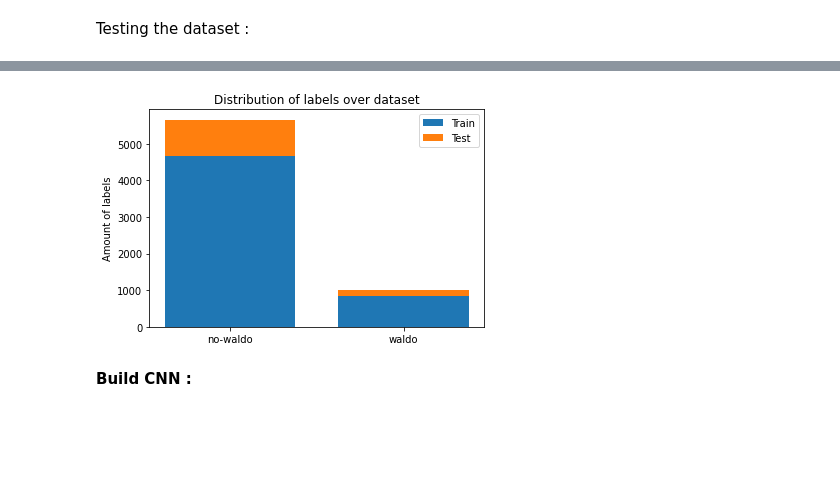
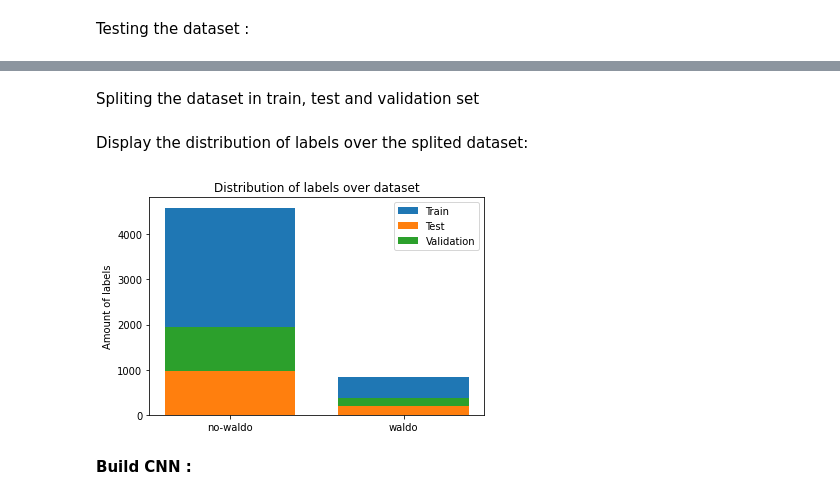
Before and after one commit to heolfief/Where_is_Waldo_AI_solver, a Jupyter notebook: GoogleColab_main.ipynb, the cells around one changed output, grey strips where cells are left out. Drawn from its saved outputs; the diff is of its cells as text; code cells hidden in the pictures; blank space fills up the shorter version.

Commit message:
Add bar plot for validation dataset

```diff
--- a/GoogleColab_main.ipynb
+++ b/GoogleColab_main.ipynb
@@ -66,6 +71,8 @@ tfds.core.DatasetInfo(
     citation="""""",
     redistribution_info=,
 )
+# %% [markdown]
+Spliting the dataset in train, test and validation set
 # %%
 # Recover the size of the whole dataset
 ds_size = ds.cardinality().numpy()
@@ -79,7 +86,10 @@ train_dataset = ds.take(train_size)
 temp = ds.skip(train_size)
 
 test_dataset = temp.take(test_size)
-val_dataset = temp.skip(test_size)
+temp = ds.skip(test_size)
+val_dataset = temp.take(val_size)
+# %% [markdown]
+Display the distribution of labels over the splited dataset:
 # %%
 import collections
 import numpy as np
@@ -92,36 +102,41 @@ def get_class_distribution(dataset):
         label = element[1]
 
         if label in class_distribution.keys():
             class_distribution[label] += 1
         else:
             class_distribution[label] = 0
 
     # sort dict by key
     class_distribution = collections.OrderedDict(sorted(class_distribution.items()))
     return class_distribution
 
 train_distribution = get_class_distribution(train_dataset)
 test_distribution = get_class_distribution(test_dataset)
+val_distribution = get_class_distribution(val_dataset)
 
 # Plot distribution
 indices = np.arange(len(train_distribution))
 width = 0.75
 train_plot = []
 test_plot = []
+val_plot = []
 for label, amount in train_distribution.items():
   train_plot.append(amount)
 for label, amount in test_distribution.items():
   test_plot.append(amount)
+for label, amount in val_distribution.items():
+  val_plot.append(amount)
 
 p1 = plt.bar(indices, train_plot, width)
-p2 = plt.bar(indices, test_plot, width, bottom=train_plot)
+p2 = plt.bar(indices, test_plot, width)
+p3 = plt.bar(indices, val_plot, width , bottom=test_plot)
 plt.ylabel('Amount of labels')
 plt.title('Distribution of labels over dataset')
 plt.xticks(indices, ('no-waldo', 'waldo'))
-l = plt.legend((p1[0], p2[0]), ('Train', 'Test'))
+l = plt.legend((p1[0], p2[0], p3[0]), ('Train', 'Test', 'Validation'))
 plt.show()
 # %% [output]
-[figure, old version]
+[figure, new version]
 # %% [markdown]
 **Build CNN :**
 # %% [markdown]
```
Also changed, not shown: parts of 9 cells of this notebook.
